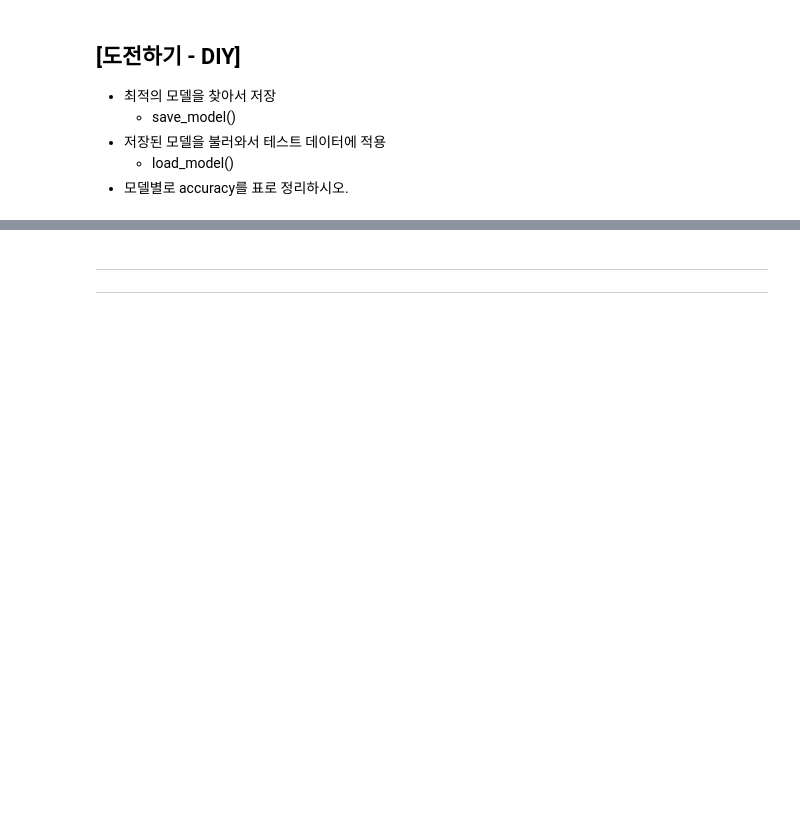
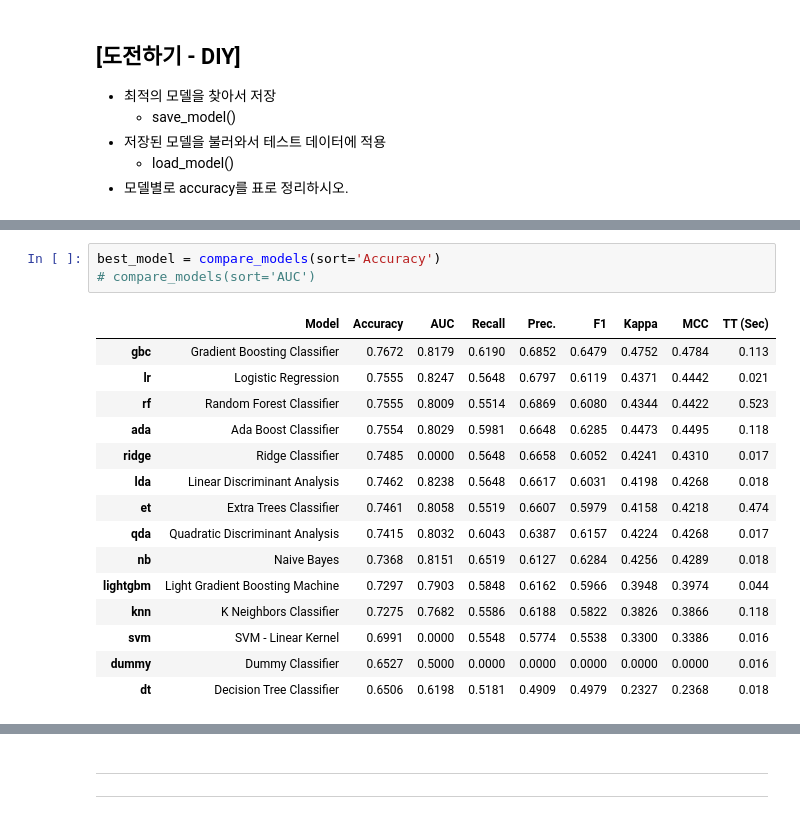
Before and after one commit to joung-jaeeun/pdm20, a Jupyter notebook: py-tensorflow/DL4-autoML/diabetes_autoML_df_df2.ipynb, the cells around one changed output, grey strips where cells are left out. Drawn from its saved outputs; the diff is of its cells as text; blank space fills up the shorter version.

```diff
--- a/py-tensorflow/DL4-autoML/diabetes_autoML_df_df2.ipynb
+++ b/py-tensorflow/DL4-autoML/diabetes_autoML_df_df2.ipynb
@@ -493,0 +562,19 @@ plot_model(best_model2, plot = 'feature')
+# %%
+best_model = compare_models(sort='Accuracy')
+# compare_models(sort='AUC')
+# %% [output]
+|  | Model | Accuracy | AUC | Recall | Prec. | F1 | Kappa | MCC | TT (Sec) |
+| gbc | Gradient Boosting Classifier | 0.7672 | 0.8179 | 0.6190 | 0.6852 | 0.6479 | 0.4752 | 0.4784 | 0.113 |
+| lr | Logistic Regression | 0.7555 | 0.8247 | 0.5648 | 0.6797 | 0.6119 | 0.4371 | 0.4442 | 0.021 |
+| rf | Random Forest Classifier | 0.7555 | 0.8009 | 0.5514 | 0.6869 | 0.6080 | 0.4344 | 0.4422 | 0.523 |
+| ada | Ada Boost Classifier | 0.7554 | 0.8029 | 0.5981 | 0.6648 | 0.6285 | 0.4473 | 0.4495 | 0.118 |
+| ridge | Ridge Classifier | 0.7485 | 0.0000 | 0.5648 | 0.6658 | 0.6052 | 0.4241 | 0.4310 | 0.017 |
+| lda | Linear Discriminant Analysis | 0.7462 | 0.8238 | 0.5648 | 0.6617 | 0.6031 | 0.4198 | 0.4268 | 0.018 |
+| et | Extra Trees Classifier | 0.7461 | 0.8058 | 0.5519 | 0.6607 | 0.5979 | 0.4158 | 0.4218 | 0.474 |
+| qda | Quadratic Discriminant Analysis | 0.7415 | 0.8032 | 0.6043 | 0.6387 | 0.6157 | 0.4224 | 0.4268 | 0.017 |
+| nb | Naive Bayes | 0.7368 | 0.8151 | 0.6519 | 0.6127 | 0.6284 | 0.4256 | 0.4289 | 0.018 |
+| lightgbm | Light Gradient Boosting Machine | 0.7297 | 0.7903 | 0.5848 | 0.6162 | 0.5966 | 0.3948 | 0.3974 | 0.044 |
+| knn | K Neighbors Classifier | 0.7275 | 0.7682 | 0.5586 | 0.6188 | 0.5822 | 0.3826 | 0.3866 | 0.118 |
+| svm | SVM - Linear Kernel | 0.6991 | 0.0000 | 0.5548 | 0.5774 | 0.5538 | 0.3300 | 0.3386 | 0.016 |
+| dummy | Dummy Classifier | 0.6527 | 0.5000 | 0.0000 | 0.0000 | 0.0000 | 0.0000 | 0.0000 | 0.016 |
+| dt | Decision Tree Classifier | 0.6506 | 0.6198 | 0.5181 | 0.4909 | 0.4979 | 0.2327 | 0.2368 | 0.018 |
```
Also changed, not shown: parts of 26 cells of this notebook.
